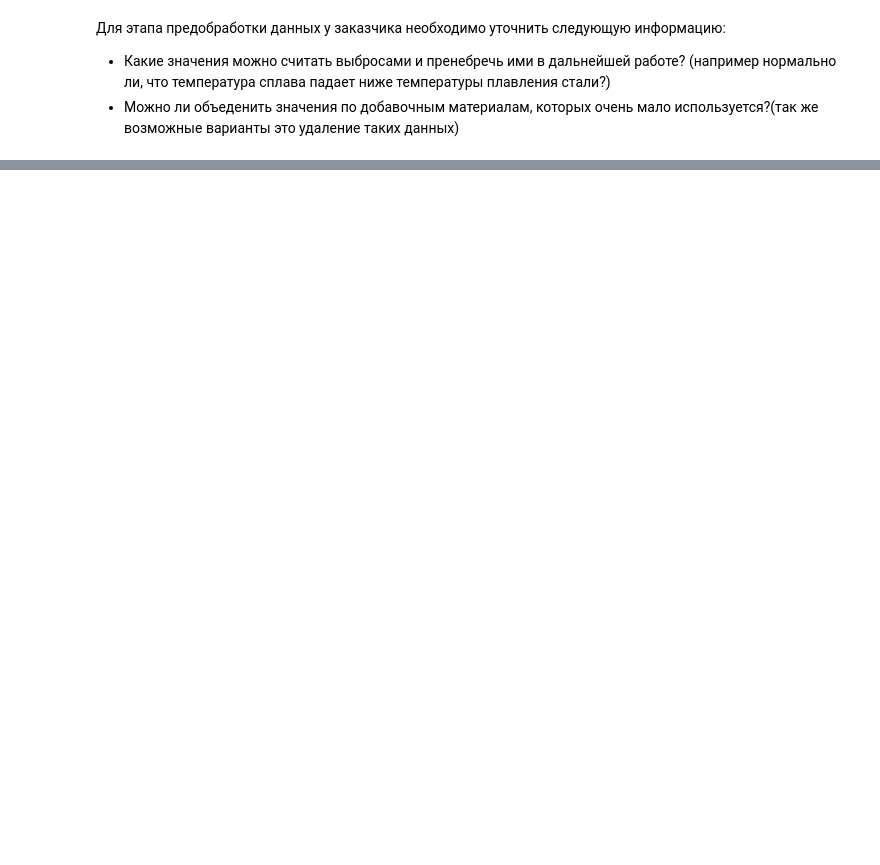
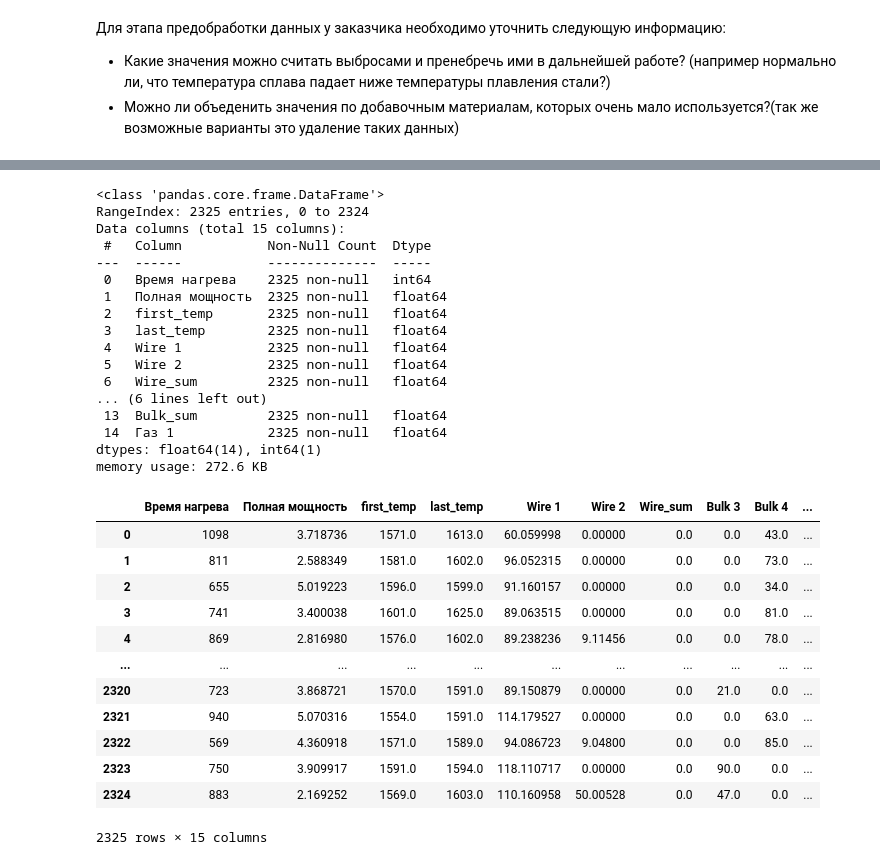
Before and after one commit to AlexFee1/Yandex-practicum-projects-ds, a Jupyter notebook: 15. Финальный проект/final_project.ipynb, the cells around one changed output, grey strips where cells are left out. Drawn from its saved outputs; the diff is of its cells as text; code cells hidden in the pictures; blank space fills up the shorter version.

```diff
--- a/15. Финальный проект/final_project.ipynb
+++ b/15. Финальный проект/final_project.ipynb
@@ -587,0 +519,12 @@ dtype: int64
+# %%
+# Заполним пропуски аномальным значением, сгруппируем по времени последнего замера и удалим аномальные данные
+agg_dict = {
+    'Время замера': ['first', 'last'],
+    'Температура': ['first', 'last']
+}
+
+df_temp = df_temp.fillna(-1)
+df_temp['Время замера'] = pd.to_datetime(df_temp['Время замера'])
+df_temp_gb = df_temp.groupby('key').agg(agg_dict).reset_index()
+df_temp_gb.columns = ['key', 'first_time', 'last_time', 'first_temp', 'last_temp']
+df_temp_gb = df_temp_gb[(df_temp_gb['first_temp'] >= 1400) & (df_temp_gb['last_temp'] >= 1400)].drop(['first_time','last_time'], axis=1)
@@ -587,0 +587,45 @@ dtype: int64
+# %%
+# Соединим все таблицы и удалим пропуски
+df = (df_arc_gb
+      .merge(df_temp_gb, on='key', how='left')
+      .merge(df_wire, on='key', how='left')
+      .merge(df_bulk, on='key', how='left')
+      .merge(df_gas, on='key', how='left')
+      .dropna()
+      .drop(['key'], axis=1)
+      .reset_index(drop=True)
+     )
+
+df.info()
+df
+# %% [output]
+<class 'pandas.core.frame.DataFrame'>
+RangeIndex: 2325 entries, 0 to 2324
+Data columns (total 15 columns):
+ #   Column           Non-Null Count  Dtype
+---  ------           --------------  -----
+ 0   Время нагрева    2325 non-null   int64
+ 1   Полная мощность  2325 non-null   float64
+ 2   first_temp       2325 non-null   float64
+ 3   last_temp        2325 non-null   float64
+ 4   Wire 1           2325 non-null   float64
+ 5   Wire 2           2325 non-null   float64
+ 6   Wire_sum         2325 non-null   float64
+... (6 lines left out)
+ 13  Bulk_sum         2325 non-null   float64
+ 14  Газ 1            2325 non-null   float64
+dtypes: float64(14), int64(1)
+memory usage: 272.6 KB
+|  | Время нагрева | Полная мощность | first_temp | last_temp | Wire 1 | Wire 2 | Wire_sum | Bulk 3 | Bulk 4 | ... |
+| 0 | 1098 | 3.718736 | 1571.0 | 1613.0 | 60.059998 | 0.00000 | 0.0 | 0.0 | 43.0 | ... |
+| 1 | 811 | 2.588349 | 1581.0 | 1602.0 | 96.052315 | 0.00000 | 0.0 | 0.0 | 73.0 | ... |
+| 2 | 655 | 5.019223 | 1596.0 | 1599.0 | 91.160157 | 0.00000 | 0.0 | 0.0 | 34.0 | ... |
+| 3 | 741 | 3.400038 | 1601.0 | 1625.0 | 89.063515 | 0.00000 | 0.0 | 0.0 | 81.0 | ... |
+| 4 | 869 | 2.816980 | 1576.0 | 1602.0 | 89.238236 | 9.11456 | 0.0 | 0.0 | 78.0 | ... |
+| ... | ... | ... | ... | ... | ... | ... | ... | ... | ... | ... |
+| 2320 | 723 | 3.868721 | 1570.0 | 1591.0 | 89.150879 | 0.00000 | 0.0 | 21.0 | 0.0 | ... |
+| 2321 | 940 | 5.070316 | 1554.0 | 1591.0 | 114.179527 | 0.00000 | 0.0 | 0.0 | 63.0 | ... |
+| 2322 | 569 | 4.360918 | 1571.0 | 1589.0 | 94.086723 | 9.04800 | 0.0 | 0.0 | 85.0 | ... |
+| 2323 | 750 | 3.909917 | 1591.0 | 1594.0 | 118.110717 | 0.00000 | 0.0 | 90.0 | 0.0 | ... |
+| 2324 | 883 | 2.169252 | 1569.0 | 1603.0 | 110.160958 | 50.00528 | 0.0 | 47.0 | 0.0 | ... |
+2325 rows × 15 columns
```
Also changed, not shown: parts of 54 cells of this notebook, 5 other files.
